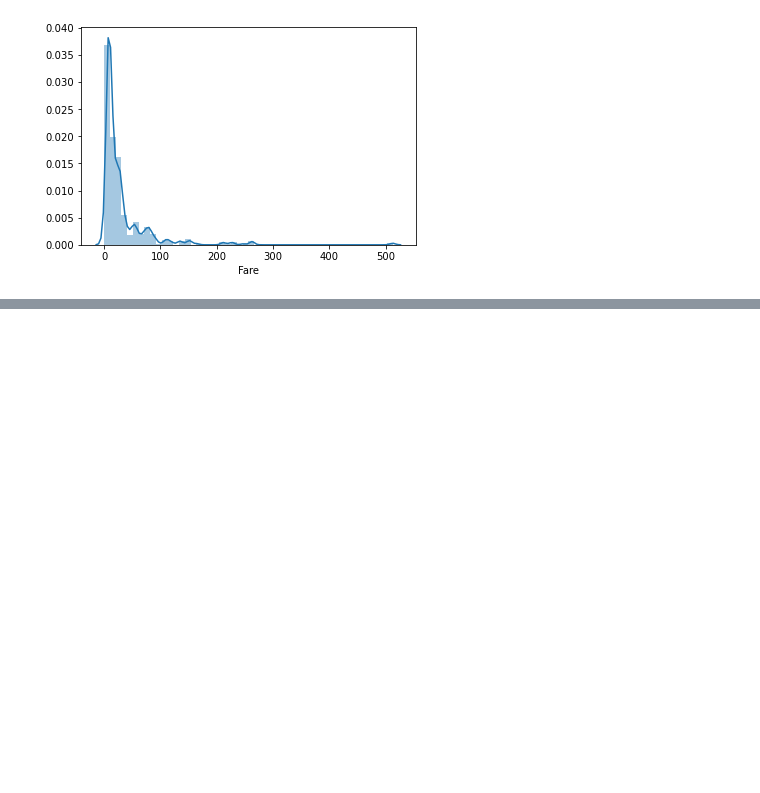
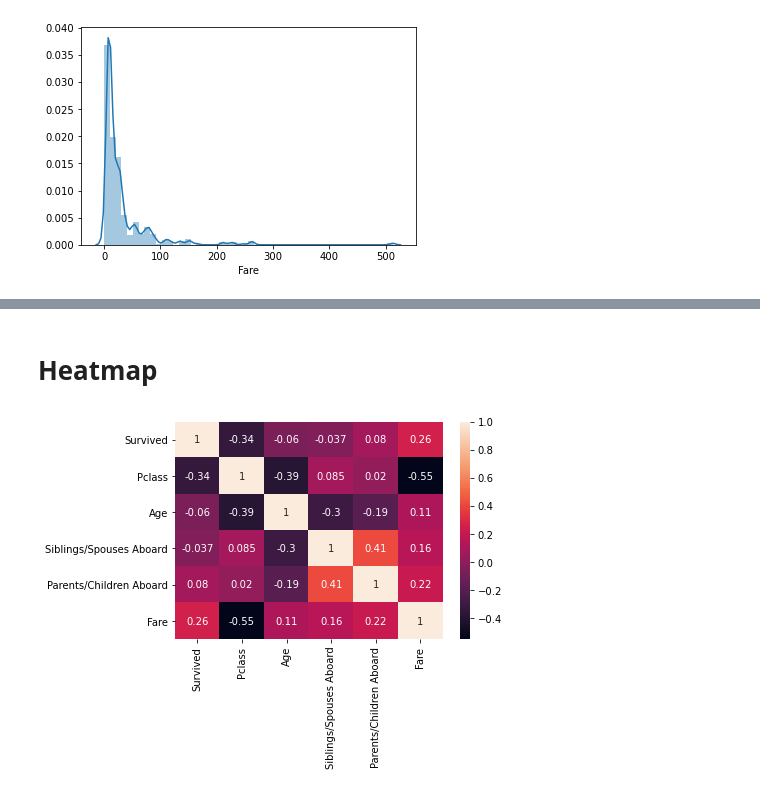
Before and after one commit to Yusiran-itb/Machine-Learning-, a Jupyter notebook: TUGAS 1 YUSIRAN.ipynb, the cells around one changed output, grey strips where cells are left out. Cells and saved outputs as stored; diff of their text form; code cells hidden in the pictures; blank space fills up the shorter version.

```diff
--- a/TUGAS 1 YUSIRAN.ipynb
+++ b/TUGAS 1 YUSIRAN.ipynb
@@ -93,0 +124,7 @@ sns.distplot(df.Fare)
+# %% [markdown]
+# Heatmap
+# %%
+sns.heatmap(data=df.corr(), annot=True)
+plt.show()
+# %% [output]
+[figure, added]
```
Also changed, not shown: parts of 8 cells of this notebook.
